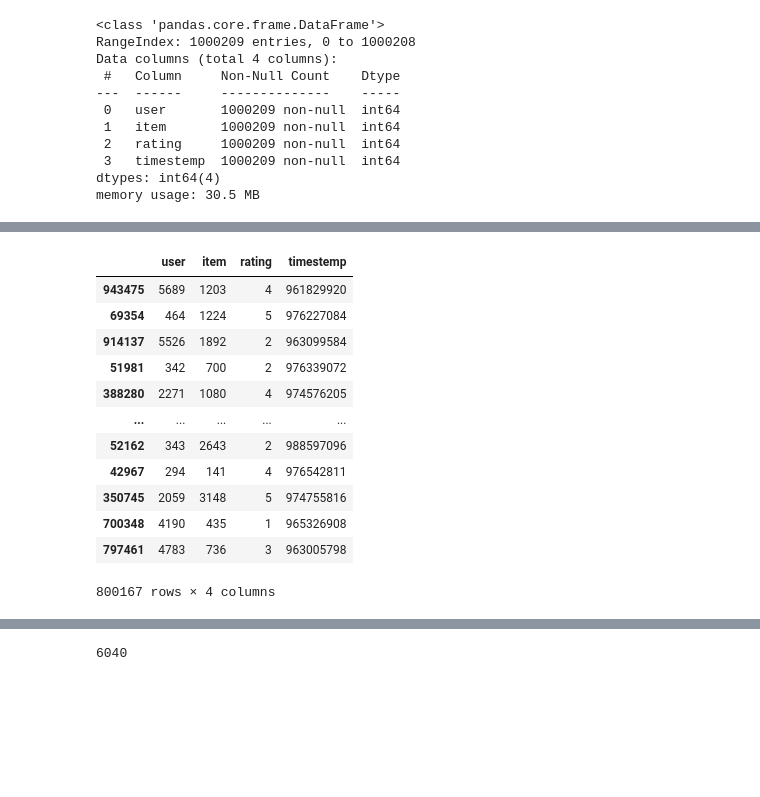
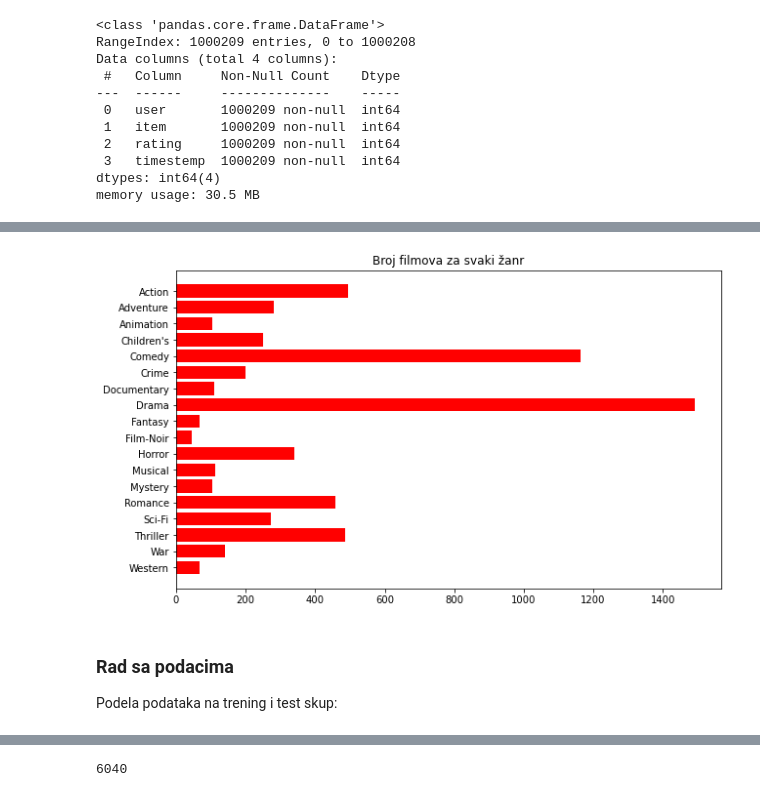
Before and after one commit to VladanaDjordjevic/Collaborative-Filtering-Covariance-Matrix, a Jupyter notebook: Sistemi preporuka zasnovani na uzajamnom filtriranju koristeci matricu kovarijansi.ipynb, the cells around one changed output, grey strips where cells are left out. Drawn from its saved outputs; the diff is of its cells as text; code cells hidden in the pictures; blank space fills up the shorter version.

```diff
--- a/Sistemi preporuka zasnovani na uzajamnom filtriranju koristeci matricu kovarijansi.ipynb
+++ b/Sistemi preporuka zasnovani na uzajamnom filtriranju koristeci matricu kovarijansi.ipynb
@@ -38 +164,11 @@ data['item'].max()
+# %%
+plt.figure(figsize=(10, 6))
+plt.barh(genres, list(number_of_genres.values()), color='red')
+plt.title('Broj filmova za svaki žanr')
+plt.show()
+# %% [output]
+[figure, added]
+# %% [markdown]
+### Rad sa podacima
+Podela podataka na trening i test skup:
 # %%
@@ -40,16 +175,0 @@ train_data, test_data = model_selection.train_test_split(data, test_size = 0.2,
-# %%
-train_data
-# %% [output]
-|  | user | item | rating | timestemp |
-| 943475 | 5689 | 1203 | 4 | 961829920 |
-| 69354 | 464 | 1224 | 5 | 976227084 |
-| 914137 | 5526 | 1892 | 2 | 963099584 |
-| 51981 | 342 | 700 | 2 | 976339072 |
-| 388280 | 2271 | 1080 | 4 | 974576205 |
-| ... | ... | ... | ... | ... |
-| 52162 | 343 | 2643 | 2 | 988597096 |
-| 42967 | 294 | 141 | 4 | 976542811 |
-| 350745 | 2059 | 3148 | 5 | 974755816 |
-| 700348 | 4190 | 435 | 1 | 965326908 |
-| 797461 | 4783 | 736 | 3 | 963005798 |
-800167 rows × 4 columns
```
Also changed, not shown: parts of 54 cells of this notebook.
